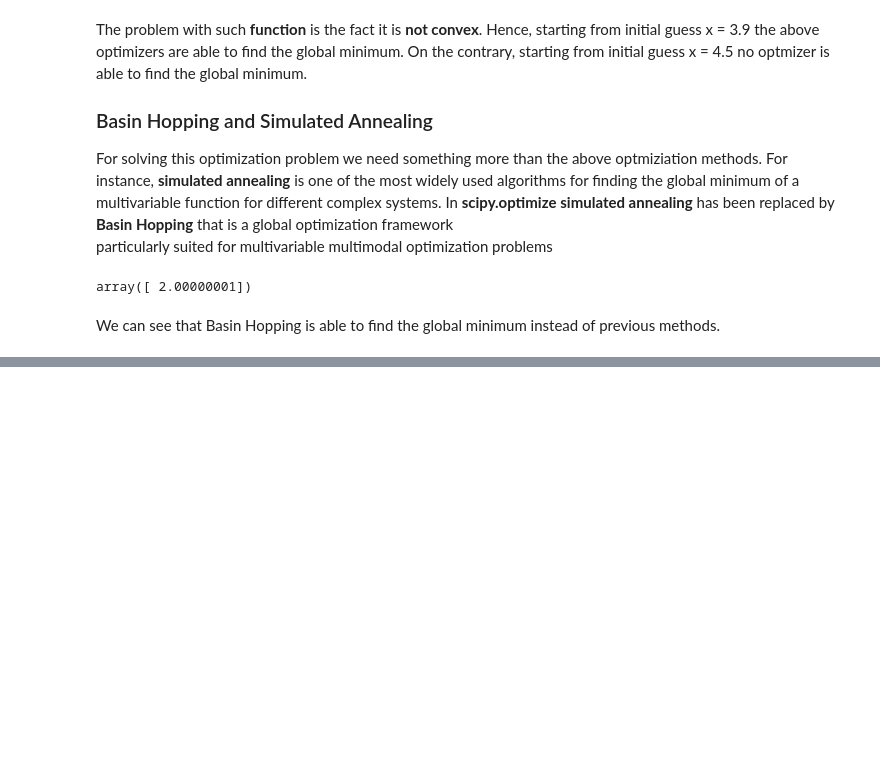
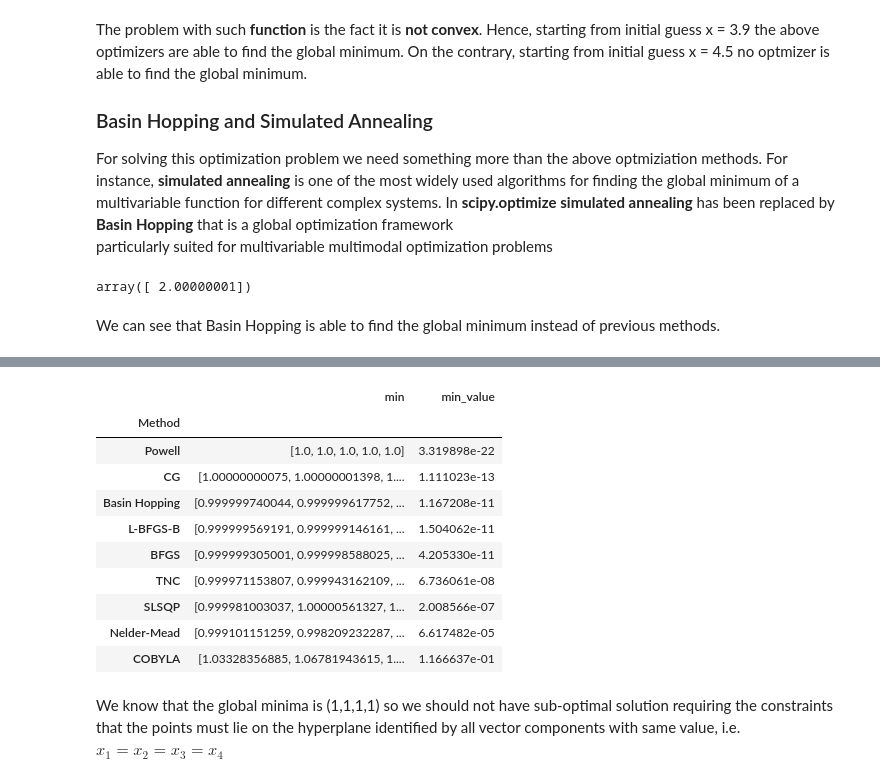
Before and after one commit to gtesei/python-for-finance-notes, a Jupyter notebook: basic_notes/2_optimizing_portfolios.ipynb, the cells around one changed output, grey strips where cells are left out. Saved outputs shown, nothing was run; the diff lists cells and outputs as text; code cells hidden in the pictures; blank space fills up the shorter version.

```diff
--- a/basic_notes/2_optimizing_portfolios.ipynb
+++ b/basic_notes/2_optimizing_portfolios.ipynb
@@ -190,0 +254,38 @@ We can see that Basin Hopping is able to find the global minimum instead of prev
+# %%
+def my_rosen(x,out_value=10e10):
+
+    ## no negative values
+    if np.any(x<0.0):
+        return out_value
+
+    return rosen(x)
+# %%
+mins = [spo.minimize(my_rosen,[1.3, 0.7, 0.8, 1.9, 1.2],method=om,) for om in opt_methods_no_Jacobian]
+
+min_df = pd.DataFrame({'Method' : opt_methods_no_Jacobian,
+ 'min' : [m.x for m in mins],
+  'min_value': [rosen(m.x) for m in mins]
+  }).set_index('Method')
+min_df.sort_values(by = 'min_value' , inplace=True)
+res = basinhopping(my_rosen, [1.3, 0.7, 0.8, 1.9, 1.2], minimizer_kwargs={"method": "BFGS"},niter=200)
+min_df = pd.DataFrame({'Method' : opt_methods_no_Jacobian+['Basin Hopping'],
+ 'min' : [m.x for m in mins]+[res.x],
+  'min_value': [rosen(m.x) for m in mins]+[rosen(res.x)]
+  }).set_index('Method')
+min_df.sort_values(by = 'min_value' , inplace=True)
+min_df
+# %% [output]
+|  | min | min_value |
+| Method |  |  |
+| Powell | [1.0, 1.0, 1.0, 1.0, 1.0] | 3.319898e-22 |
+| CG | [1.00000000075, 1.00000001398, 1.... | 1.111023e-13 |
+| Basin Hopping | [0.999999740044, 0.999999617752, ... | 1.167208e-11 |
+| L-BFGS-B | [0.999999569191, 0.999999146161, ... | 1.504062e-11 |
+| BFGS | [0.999999305001, 0.999998588025, ... | 4.205330e-11 |
+| TNC | [0.999971153807, 0.999943162109, ... | 6.736061e-08 |
+| SLSQP | [0.999981003037, 1.00000561327, 1... | 2.008566e-07 |
+| Nelder-Mead | [0.999101151259, 0.998209232287, ... | 6.617482e-05 |
+| COBYLA | [1.03328356885, 1.06781943615, 1.... | 1.166637e-01 |
+# %% [markdown]
+We know that the global minima is (1,1,1,1) so we should not have sub-optimal solution requiring the constraints that
+the points must lie on the hyperplane identified by all vector components with same value, i.e. $x_1=x_2=x_3=x_4$
```
Also changed, not shown: parts of 12 cells of this notebook.
